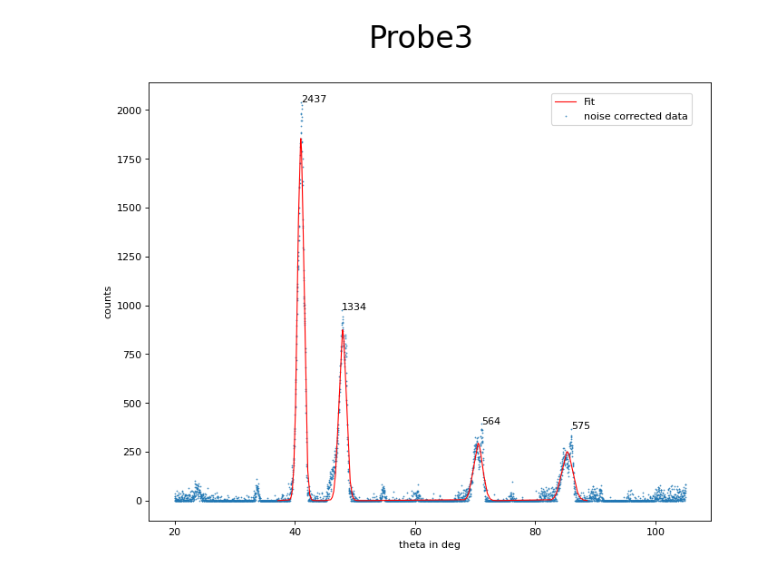
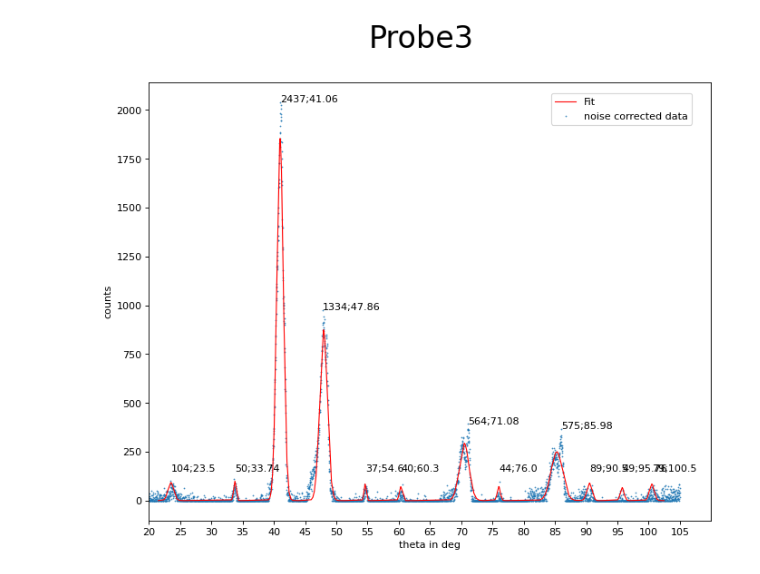
Before and after one commit to PI0nk/Praktikum-test, a Jupyter notebook: B 2.2/Messdaten/Auswertungsskripte/Röntgendifraktometrie.ipynb, the cells around one changed output. Drawn from its saved outputs; the diff is of its cells as text; code cells hidden in the pictures.

```diff
--- a/B 2.2/Messdaten/Auswertungsskripte/Röntgendifraktometrie.ipynb
+++ b/B 2.2/Messdaten/Auswertungsskripte/Röntgendifraktometrie.ipynb
@@ -54,10 +54,37 @@ def remove_noise(data,noise):
             clean.append(0)
     return clean
 
+def gauss(x,A,w,xc):
+    return 0 + A/(w*np.sqrt(np.pi/2)) *np.exp(-2*((x-xc)/w)**2)
+
+def sort(arr,arr_d):
+    c = True
+
+    while c:
+        c = False
+        #print(len(arr))
+        for i,e in enumerate(arr):
+            if i == len(arr)-1:
+                break
+            if arr[i+1] < e:
+                c = True
+                arr[i] = arr[i+1]
+                arr[i+1] = e
+                t = arr_d[i]
+                arr_d[i] = arr_d[i+1]
+                arr_d[i+1] = t
+    return arr,arr_d
 
 for name in measurements:
     intensity = measurements[name][-1]
     theta = measurements[name][0]
+
+    fit_x = []
+    fit_y = []
+
+    peak_s = []
+    int_s = []
+
 
     fig = plt.figure(figsize=(10,8),dpi=80)
     fig.tight_layout(pad=0.5, w_pad=3.5, h_pad=3.5)
@@ -65,17 +92,55 @@ for name in measurements:
 
     ax = fig.add_subplot(111)
     #ax.scatter(theta,intensity,marker=".",s=1)
-    #peaks, properties = sgn.find_peaks(intensity, prominence=10, width=20)
+    #peaks, properties = sgn.find_peaks(intensity, prominence=0.0001, width=20)
     #ax.scatter(theta[peaks],intensity[peaks],marker="o")
 
     x,y = clean(theta,intensity)
     popt, pcov = scp.optimize.curve_fit(f,x,y)
     intensity_new = remove_noise(intensity,[f(x,*popt) for x in theta])
+    #ax.plot(theta,[f(x,*popt) for x in theta],color='purple')
 
     ax.scatter(theta,intensity_new,marker=".",s=1,label="noise corrected data")
 
-    peaks, properties = sgn.find_peaks(intensity_new, prominence=1, width=15, distance=100)
+    peaks, properties = sgn.find_peaks(intensity_new, prominence=1, width=15, distance=100)#,maxfev=10000)
     #ax.scatter(theta[peaks],[intensity_new[i] for i in peaks],marker="o")
+
+    def i(x):
+        return int(len(theta)/(theta[-1]-theta[0]) * (x-20))
+    a = 20
+    b = 110
+    if name == 'Probe2':
+        #23.84 jup, 33.96 nope, 55.01 nope, 60.5 jup, 76.25 jup, 81.55 nope, 91 jup, 96.25 nope, 101.2 jup
+        peaks_edug = [i(23.84),i(33.96),i(54.8),i(60.5),i(76.0),i(81.55),i(96.25),i(100.75)]
+        popt_edug = [[200,1.35,23.84],[70,0.5,33.96],[90,0.8,54.8],[90.,0.78,60.5],[70,0.7,76.0],[80,0.8,81.55],[60,0.7,96.25],[75,0.8,100.75]]
+
+        for popt in popt_edug:
+            peak_s.append(i(popt[2]))
+            fit_x = np.concatenate((fit_x,theta[i(popt[2]-2.5):i(popt[2]+2.5)]))
+            fit_y = np.concatenate((fit_y,[gauss(x,*popt) for x in theta[i(popt[2]-2.5):i(popt[2]+2.5)]]))
+            ingr = scp.integrate.quad(lambda x: gauss(x,*popt),theta[i(popt[2]-2.5)],theta[i(popt[2]+2.5)])
+            int_s.append(ingr[0])
+
+        #ax.scatter(theta[peaks_edug],[0 for i in peaks_edug],marker="o")
+    if name == 'Probe3':
+        #23.51 nope, 33.49 jup, 54,6 jup, 60.3 jup, 76 jup, 80.22 nope, 90.5 jup, 95.75 jup, 100.5 jup
+        peaks_edug = [i(23.51),i(33.75),i(54.6),i(60.3),i(76),i(80.22),i(90.5),i(95.75),i(100.5)]
+        popt_edug = [[105,0.9,23.51],[50,0.4,33.75],[37,0.35,54.6],[40,0.45,60.3],[45,0.5,76.0],[90,0.8,90.5],[50,0.6,95.75],[80,0.75,100.5]]
+
+        for popt in popt_edug:
+            peak_s.append(i(popt[2]))
+            fit_x = np.concatenate((fit_x,theta[i(popt[2]-2):i(popt[2]+2)]))
+            fit_y = np.concatenate((fit_y,[gauss(x,*popt) for x in theta[i(popt[2]-2):i(popt[2]+2)]]))
+            ingr = scp.integrate.quad(lambda x: gauss(x,*popt),theta[i(popt[2]-2.5)],theta[i(popt[2]+2.5)])
+            int_s.append(ingr[0])
+
+        #ax.scatter(theta[peaks_edug],[0 for i in peaks_edug],marker="o")
+    #if name == 'Probe4':
+        #87.5 jup
+        #peaks_edug = [i(23.04),i(32.82),i(53.06),i(55.58),i(73.63),i(78.34),i(87.56),i(92.14),i(96.72)]
+
+        #ax.scatter(theta[peaks_edug],[0 for i in peaks_edug],marker="o")
+        #ax.plot(theta[i(a):i(b)],[gauss(x,80,0.75,100.5) for x in theta[i(a):i(b)]])
     #ax.scatter(theta[properties['left_bases']],[0 for i in properties['left_bases']],color="green")
     #ax.scatter(theta[properties['right_bases']],[0 for i in properties['right_bases']],color="green")
 
@@ -83,22 +148,35 @@ for name in measurements:
     rbs = properties['right_bases'] + 100
     #ax.scatter(theta[lbs],[0 for i in lbs],color="red")
     #ax.scatter(theta[rbs],[0 for i in rbs],color="red")
-    def gauss(x,A,w,xc):
-        return 0 + A/(w*np.sqrt(np.pi/2)) *np.exp(-2*((x-xc)/w)**2)
 
 
-    fit_x = []
-    fit_y = []
+
+
 
     for i in range(len(rbs)):
+        peak_s.append(peaks[i])
         pop,pco = scp.optimize.curve_fit(gauss,theta[lbs[i]:rbs[i]],intensity_new[lbs[i]:rbs[i]],p0=[2*intensity_new[peaks[i]],4,theta[peaks[i]]])
         fit_x = np.concatenate((fit_x,theta[lbs[i]:rbs[i]]))
         fit_y = np.concatenate((fit_y,[gauss(x,*pop) for x in theta[lbs[i]:rbs[i]]]))
-        #ax.plot(,[gauss(x,*pop) for x in theta[lbs[i]:rbs[i]]],color='red',linewidth=1)
         ingr = scp.integrate.quad(lambda x: gauss(x,*pop),theta[lbs[i]],theta[rbs[i]])
-        ax.annotate(str(int(ingr[0])),(theta[peaks[i]],intensity_new[peaks[i]]))
+        int_s.append(ingr[0])
+        #ax.annotate(str(int(ingr[0]))+"   "+str(theta[peaks[i]]),(theta[peaks[i]],intensity_new[peaks[i]]))
+
+    fit_x, fit_y = sort(fit_x,fit_y)
+
+    h_old = 200
+    for i in range(len(int_s)):
+        h = intensity_new[int(peak_s[i])]
+        if h < 150:
+            h = 150
+        ax.annotate(str(int(int_s[i]))+";"+str(theta[int(peak_s[i])]),(theta[int(peak_s[i])],h))
+        h_old = h
+
 
     ax.plot(fit_x,fit_y,color='red',linewidth=1,label="Fit")
     ax.set(xlabel="theta in deg",ylabel="counts")
     fig.legend(loc=(0.72,0.8))
+    #ax.set_ylim()
+    ax.set_xlim(a,b)
+    plt.xticks(np.arange(a,b,5))
 # %% [output]
@@ -106 +184 @@ for name in measurements:
-[figure, old version]
+[figure, new version]
```
Also changed, not shown: parts of 1 cell of this notebook, 10 other files.
